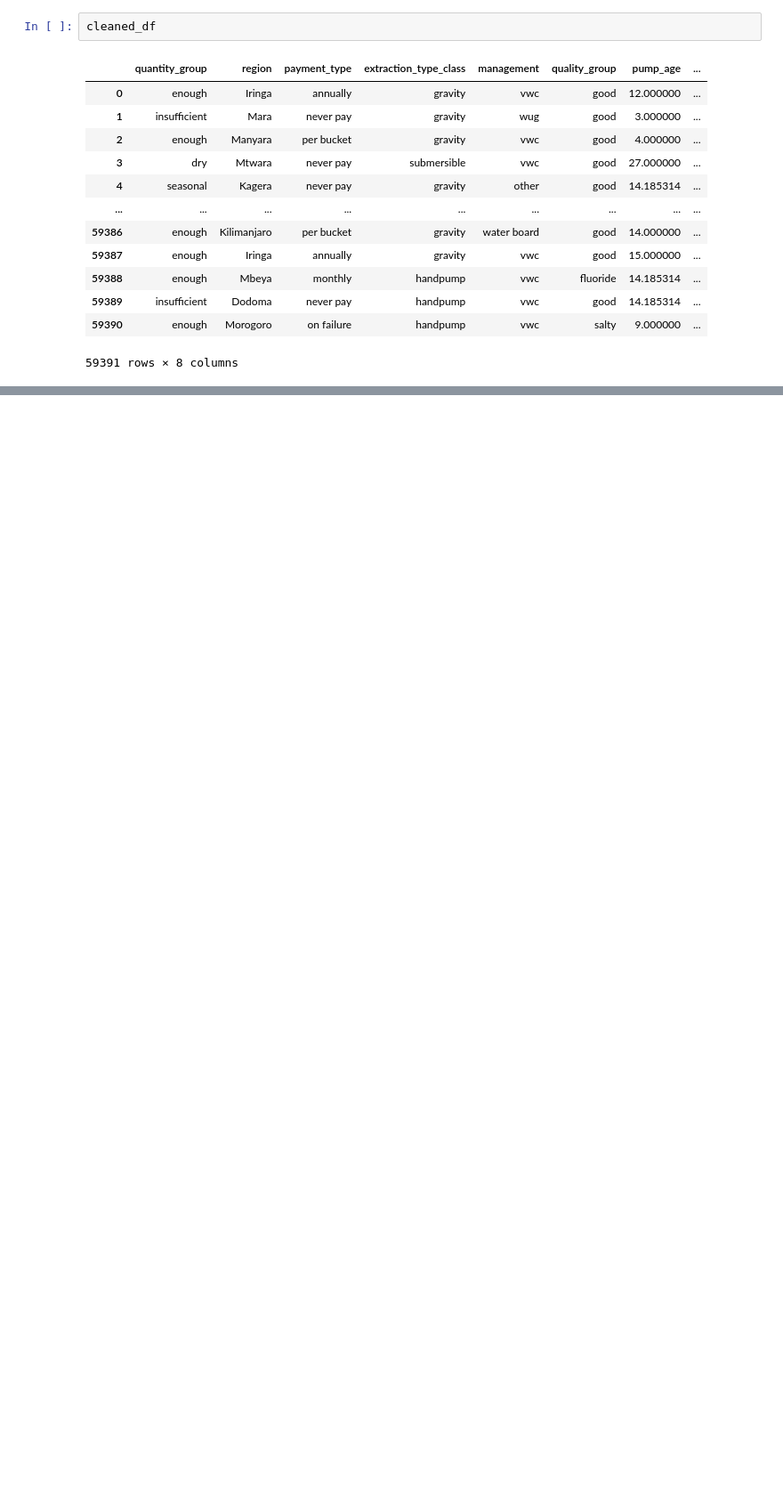
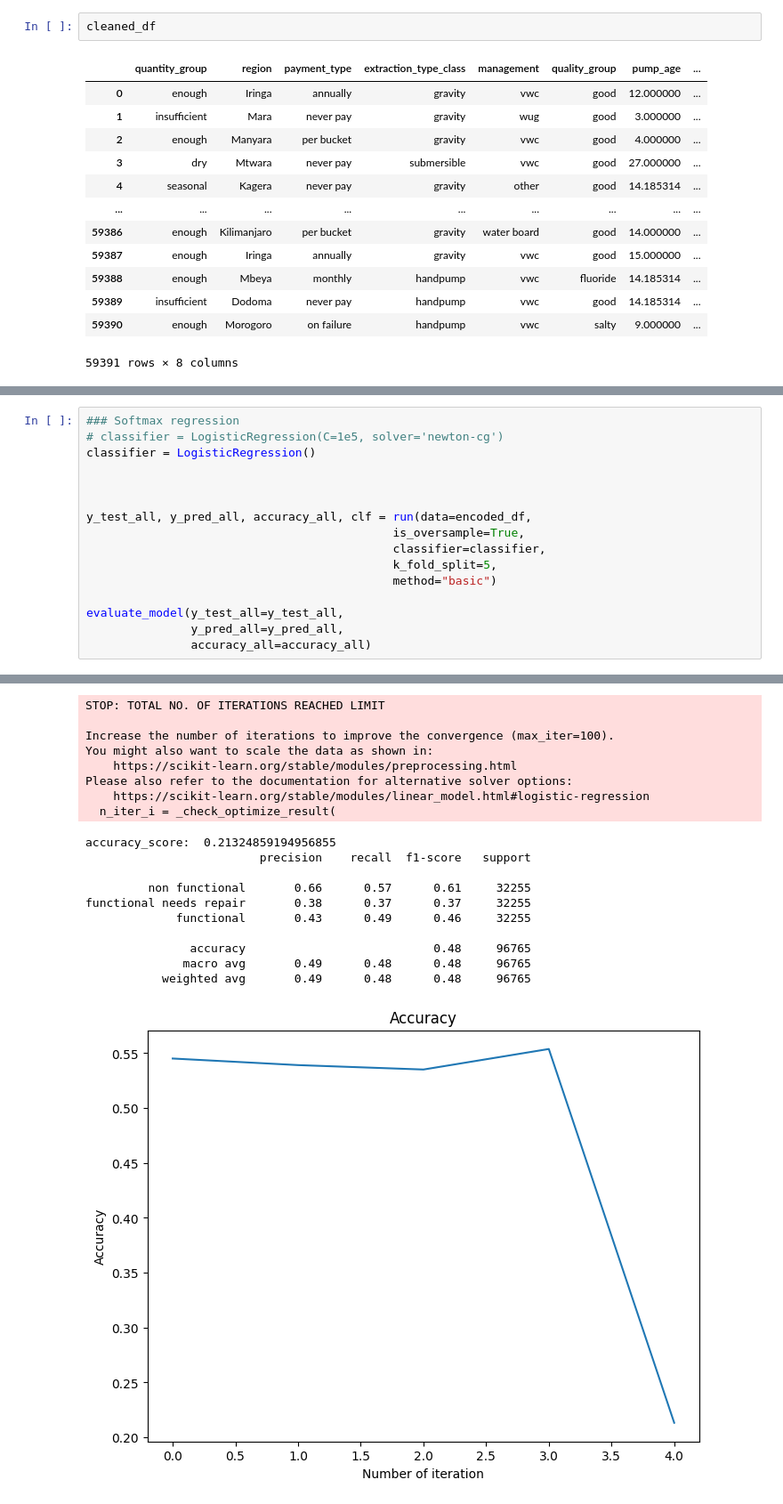
Before and after one commit to floranuta/Data_Circle, a Jupyter notebook: notebooks/run.ipynb, the cells around one changed output, grey strips where cells are left out. Shown at 89% size. Saved outputs shown, nothing was run; the diff lists cells and outputs as text; blank space fills up the shorter version.

```diff
--- a/notebooks/run.ipynb
+++ b/notebooks/run.ipynb
@@ -267,0 +188,17 @@ Image(graph.create_png())
+# %%
+### Softmax regression
+# classifier = LogisticRegression(C=1e5, solver='newton-cg')
+classifier = LogisticRegression()
+
+
+
+y_test_all, y_pred_all, accuracy_all, clf = run(data=encoded_df,
+                                            is_oversample=True,
+                                            classifier=classifier,
+                                            k_fold_split=5,
+                                            method="basic")
+
+evaluate_model(y_test_all=y_test_all,
+               y_pred_all=y_pred_all,
+               accuracy_all=accuracy_all)
+# %% [output]
@@ -267,0 +251,19 @@ Image(graph.create_png())
+STOP: TOTAL NO. OF ITERATIONS REACHED LIMIT
+
+Increase the number of iterations to improve the convergence (max_iter=100).
+You might also want to scale the data as shown in:
+    https://scikit-learn.org/stable/modules/preprocessing.html
+Please also refer to the documentation for alternative solver options:
+    https://scikit-learn.org/stable/modules/linear_model.html#logistic-regression
+  n_iter_i = _check_optimize_result(
+accuracy_score:  0.21324859194956855
+                         precision    recall  f1-score   support
+
+         non functional       0.66      0.57      0.61     32255
+functional needs repair       0.38      0.37      0.37     32255
+             functional       0.43      0.49      0.46     32255
+
+               accuracy                           0.48     96765
+              macro avg       0.49      0.48      0.48     96765
+           weighted avg       0.49      0.48      0.48     96765
+[figure, added]
```
Also changed, not shown: parts of 27 cells of this notebook.
